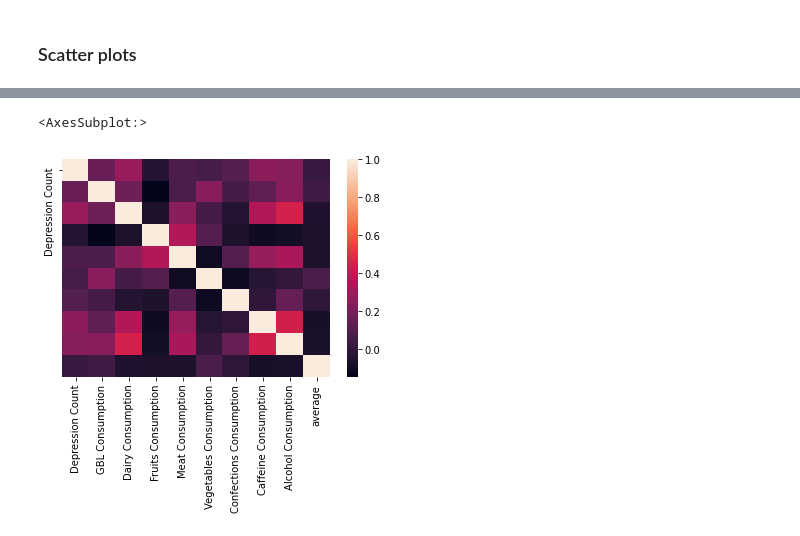
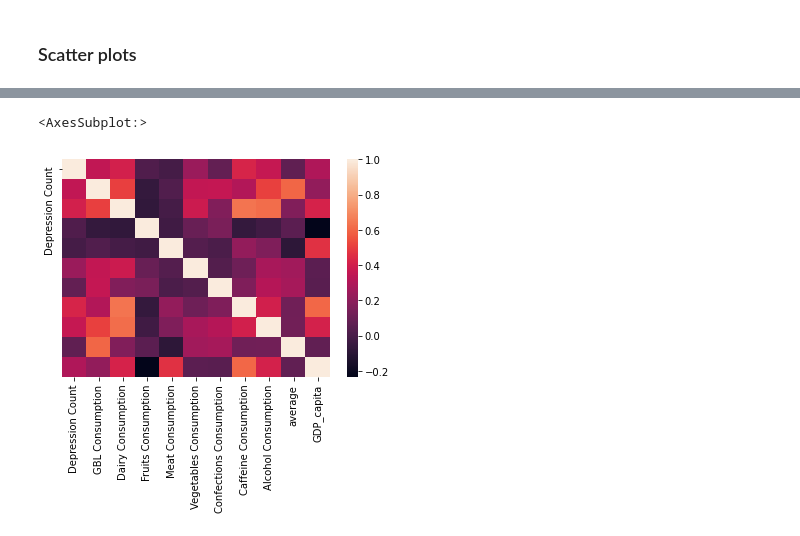
Before and after one commit to Souheil-Yazji/DataSci, a Jupyter notebook: Notebooks/FAO_Consumption_Depression_Analysis.ipynb, the cells around one changed output, grey strips where cells are left out. Drawn from its saved outputs; the diff is of its cells as text; code cells hidden in the pictures.

Commit message:
FAO consumption and depression analsyis - Spearman rank

```diff
--- a/Notebooks/FAO_Consumption_Depression_Analysis.ipynb
+++ b/Notebooks/FAO_Consumption_Depression_Analysis.ipynb
@@ -25,0 +40,2 @@ country_codes
+# %%
+average_gdp = gdp_14_17['GDP_capita'].median()
@@ -25,0 +48,3 @@ country_codes
+# %%
+gdp_filtered_above = gdp_14_17.loc[(gdp_14_17['GDP_capita'] >= average_gdp)].drop(columns=['2014', '2015', '2016', '2017'])
+gdp_filtered_below = gdp_14_17.loc[(gdp_14_17['GDP_capita'] < average_gdp)].drop(columns=['2014', '2015', '2016', '2017'])
@@ -41,8 +98,6 @@ fao_consumption = pd.read_csv("data/FAO_Consumption.csv")
 depression = pd.read_csv("data/depression.csv")
 # %%
 fao_consumption_filtered = fao_consumption.loc[fao_consumption['Year'].isin(['2014', '2015', '2016', '2017'])]
-# %%
-fao_consumption_filtered = pd.merge(fao_consumption_filtered, country_codes, left_on=['Country Name'], right_on=['Country Name'], how='left')
 # %%
 fao_consumption_filtered
 # %% [output]
@@ -204,0 +374,2 @@ FAO_consumption_depression_by_country_w_population.update(normalized_values)
+# %%
+FAO_above_gdp = pd.merge(FAO_consumption_depression_by_country_w_population, gdp_filtered_above, left_on=['Country Name'], right_on=['Country Name'])
@@ -232,18 +417,18 @@ for column in ['GBL Consumption',
 # %%
 import seaborn as sns
 %matplotlib inline
 
 
 # calculate the correlation matrix
-corr = FAO_consumption_depression_by_country_w_population.groupby(['Country Name']).sum().reset_index().corr()
+corr = FAO_above_gdp.groupby(['Country Name']).sum().reset_index().corr(method='spearman')
 
 # plot the heatmap
 sns.heatmap(corr,
         xticklabels=corr.columns,
         yticklabels=['Depression Count'])
 # %% [output]
 <AxesSubplot:>
-[figure, old version]
+[figure, new version]
 # %%
 corr.loc['Depression Count']
 # %% [output]
```
Also changed, not shown: parts of 37 cells of this notebook.
